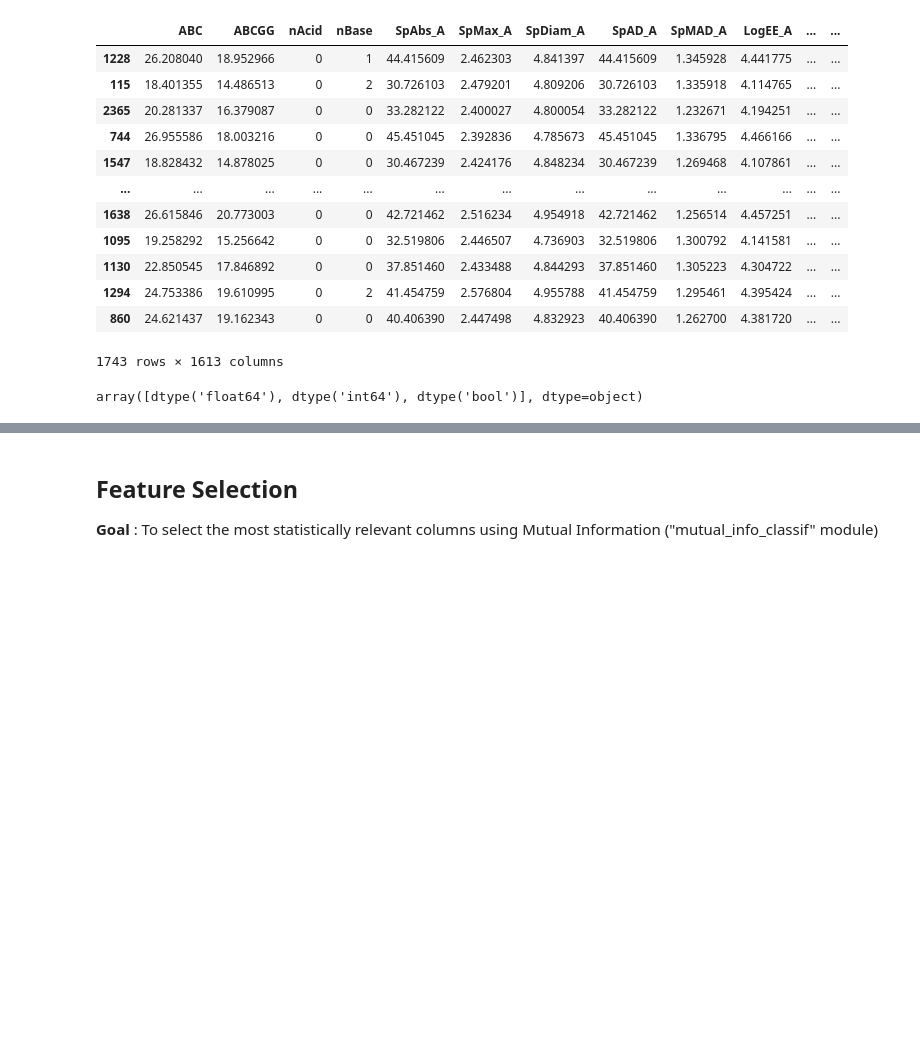
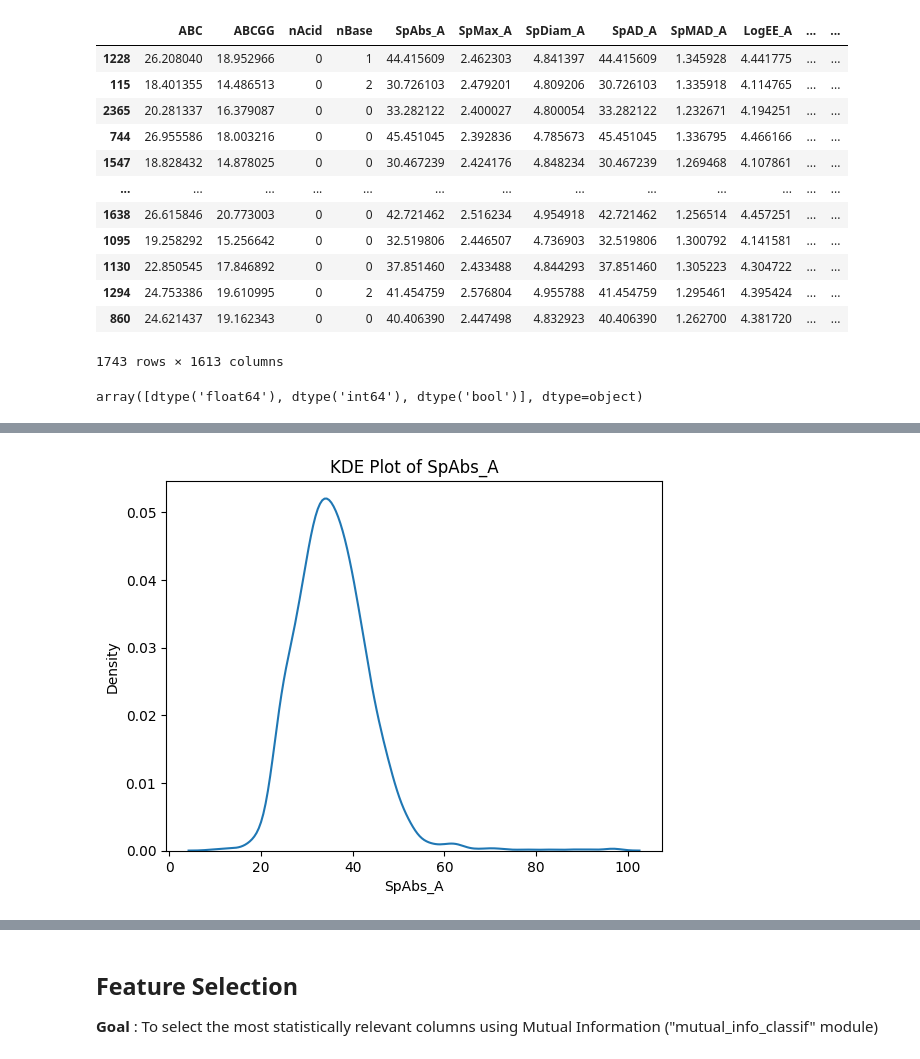
Before and after one commit to EugeneLamptey/VP16, a Jupyter notebook: FinalYearProject.ipynb, the cells around one changed output, grey strips where cells are left out. Cells and saved outputs as stored; diff of their text form; code cells hidden in the pictures; blank space fills up the shorter version.

```diff
--- a/FinalYearProject.ipynb
+++ b/FinalYearProject.ipynb
@@ -569,7 +553,6 @@ def convert_to_float_or_not_available(x):
 # %%
 # Apply the function to all columns in the DataFrame
 X_train = X_train.applymap(convert_to_float_or_not_available)
-X_train = X_train.copy()
 X_train
 # %% [output]
 |  | ABC | ABCGG | nAcid | nBase | SpAbs_A | SpMax_A | SpDiam_A | SpAD_A | SpMAD_A | LogEE_A | ... | ... |
@@ -594,15 +574,0 @@ array([dtype('float64'), dtype('int64'), dtype('bool')], dtype=object)
-# %%
-# scaling the data
-
-from sklearn.preprocessing import StandardScaler
-
-cols = X_train.columns
-# Initialize the StandardScaler transformer
-scaler = StandardScaler()
-
-# Fit the transformer on the training data
-scaler.fit(X_train)
-
-# Transform the training data using the fitted transformer
-X_train_scaled = scaler.transform(X_train)
-X_train = pd.DataFrame(X_train_scaled, columns = cols)
@@ -628,0 +599,5 @@ X_train
+# %%
+#Dropping all the empty features
+empty_cols = X_train.isnull().sum()[X_train.isnull().sum() == 1743 ].index
+X_train.drop(empty_cols, axis = 1, inplace = True)
+X_train
@@ -628,0 +618,11 @@ X_train
+# %%
+import seaborn as sns
+
+# Plotting a KDE plot
+sns.kdeplot(X_train['SpAbs_A'])
+plt.xlabel('SpAbs_A')
+plt.ylabel('Density')
+plt.title('KDE Plot of SpAbs_A')
+plt.show()
+# %% [output]
+[figure, added]
```
Also changed, not shown: parts of 39 cells of this notebook, 2 other files.
